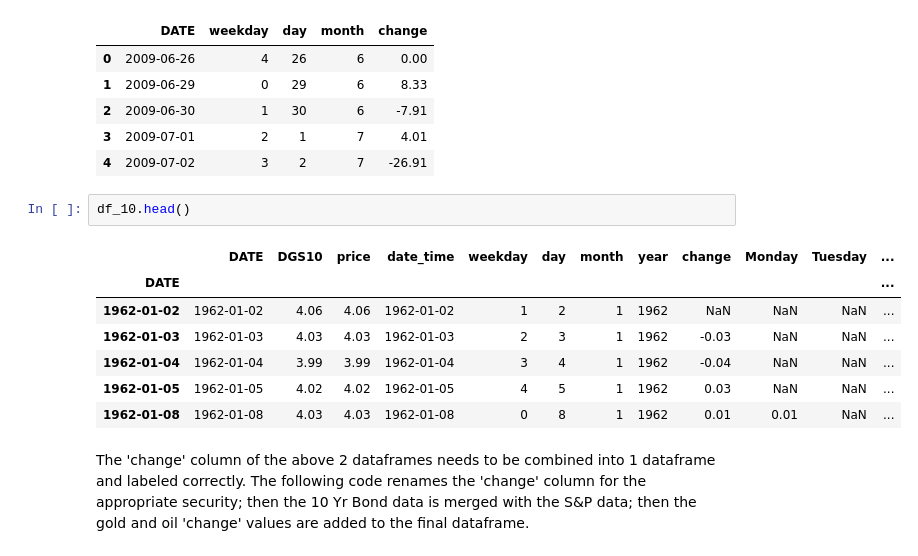
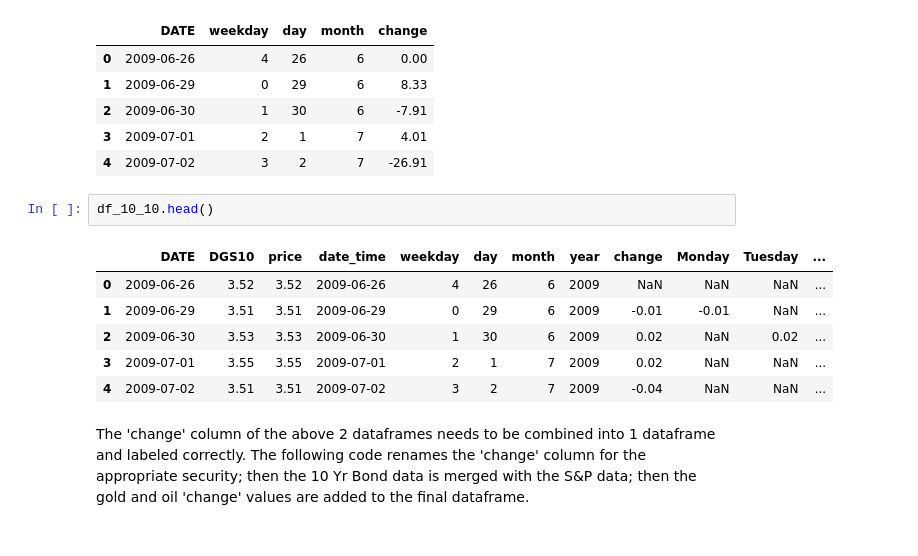
Before and after one commit to etterfred/Thinkful, a Jupyter notebook: final_capstone_Fred_Etter.ipynb, the cells around one changed output. Drawn from its saved outputs; the diff is of its cells as text.

```diff
--- a/final_capstone_Fred_Etter.ipynb
+++ b/final_capstone_Fred_Etter.ipynb
@@ -1681,14 +1681,13 @@ df.head()
 | 3 | 2009-07-01 | 2 | 1 | 7 | 4.01 |
 | 4 | 2009-07-02 | 3 | 2 | 7 | -26.91 |
 # %%
-df_10.head()
+df_10_10.head()
 # %% [output]
 |  | DATE | DGS10 | price | date_time | weekday | day | month | year | change | Monday | Tuesday | ... |
-| DATE |  |  |  |  |  |  |  |  |  |  |  | ... |
-| 1962-01-02 | 1962-01-02 | 4.06 | 4.06 | 1962-01-02 | 1 | 2 | 1 | 1962 | NaN | NaN | NaN | ... |
-| 1962-01-03 | 1962-01-03 | 4.03 | 4.03 | 1962-01-03 | 2 | 3 | 1 | 1962 | -0.03 | NaN | NaN | ... |
-| 1962-01-04 | 1962-01-04 | 3.99 | 3.99 | 1962-01-04 | 3 | 4 | 1 | 1962 | -0.04 | NaN | NaN | ... |
-| 1962-01-05 | 1962-01-05 | 4.02 | 4.02 | 1962-01-05 | 4 | 5 | 1 | 1962 | 0.03 | NaN | NaN | ... |
-| 1962-01-08 | 1962-01-08 | 4.03 | 4.03 | 1962-01-08 | 0 | 8 | 1 | 1962 | 0.01 | 0.01 | NaN | ... |
+| 0 | 2009-06-26 | 3.52 | 3.52 | 2009-06-26 | 4 | 26 | 6 | 2009 | NaN | NaN | NaN | ... |
+| 1 | 2009-06-29 | 3.51 | 3.51 | 2009-06-29 | 0 | 29 | 6 | 2009 | -0.01 | -0.01 | NaN | ... |
+| 2 | 2009-06-30 | 3.53 | 3.53 | 2009-06-30 | 1 | 30 | 6 | 2009 | 0.02 | NaN | 0.02 | ... |
+| 3 | 2009-07-01 | 3.55 | 3.55 | 2009-07-01 | 2 | 1 | 7 | 2009 | 0.02 | NaN | NaN | ... |
+| 4 | 2009-07-02 | 3.51 | 3.51 | 2009-07-02 | 3 | 2 | 7 | 2009 | -0.04 | NaN | NaN | ... |
 # %% [markdown]
 The 'change' column of the above 2 dataframes needs to be combined into 1 dataframe and labeled correctly.  The following code renames the 'change' column for the appropriate security; then the 10 Yr Bond data is merged with the S&P data; then the gold and oil 'change' values are added to the final dataframe.
```
Also changed, not shown: parts of 18 cells of this notebook.
